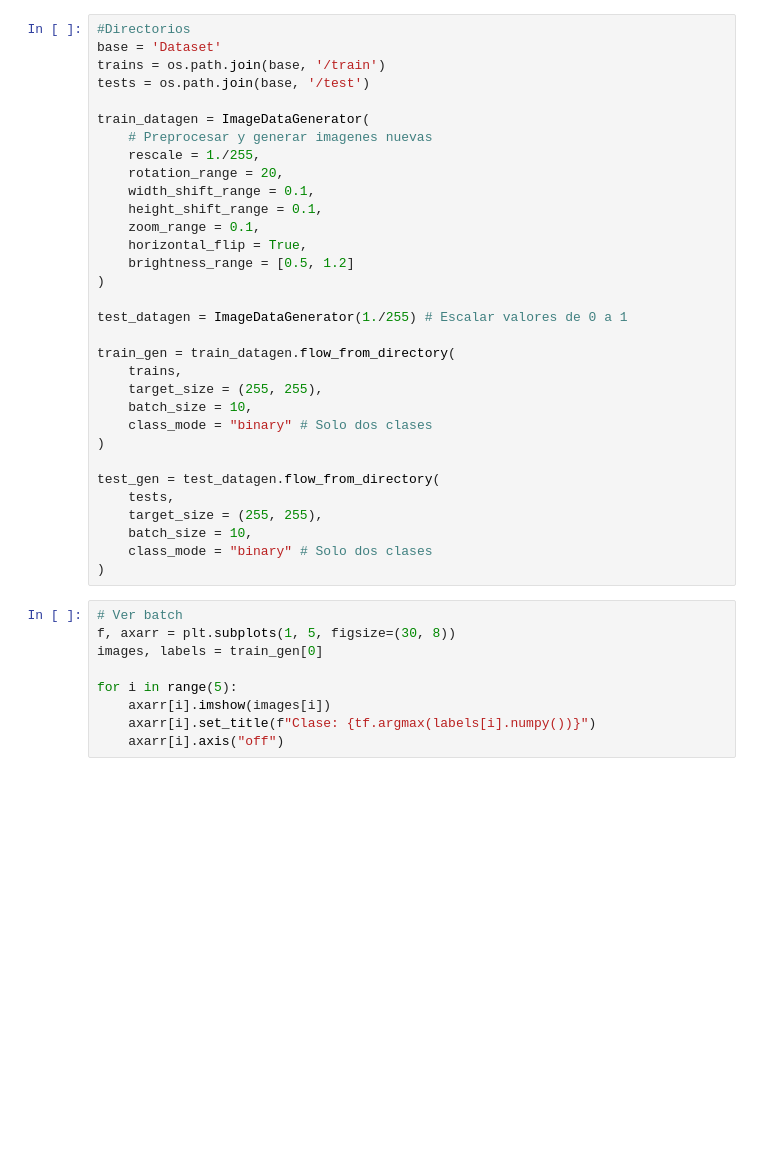
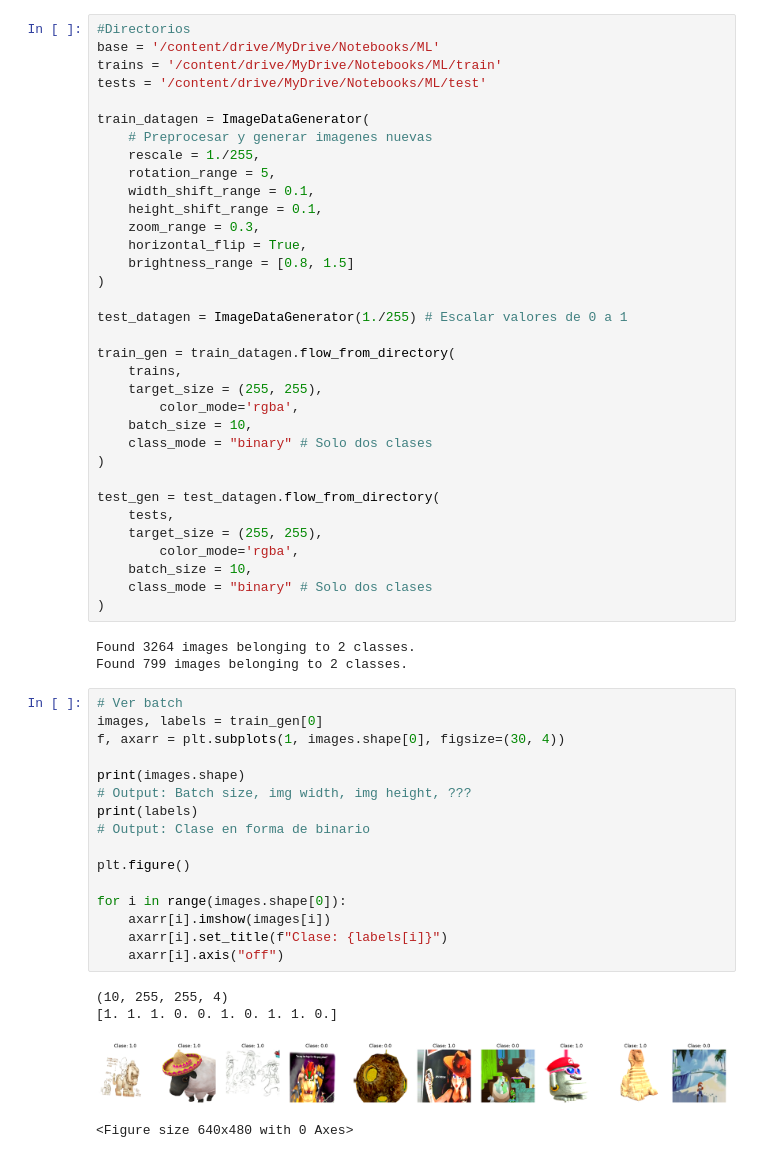
Before and after one commit to AdriftInVR/MachineLearning, a Jupyter notebook: which_mario.ipynb, the cells around one changed output. Saved outputs shown, nothing was run; the diff lists cells and outputs as text; blank space fills up the shorter version.

```diff
--- a/which_mario.ipynb
+++ b/which_mario.ipynb
@@ -9,18 +12,18 @@ ModuleNotFoundError: No module named 'tensorflow.python'
 # %%
 #Directorios
-base = 'Dataset'
-trains = os.path.join(base, '/train')
-tests = os.path.join(base, '/test')
+base = '/content/drive/MyDrive/Notebooks/ML'
+trains = '/content/drive/MyDrive/Notebooks/ML/train'
+tests = '/content/drive/MyDrive/Notebooks/ML/test'
 
 train_datagen = ImageDataGenerator(
     # Preprocesar y generar imagenes nuevas
     rescale = 1./255,
-    rotation_range = 20,
+    rotation_range = 5,
     width_shift_range = 0.1,
     height_shift_range = 0.1,
-    zoom_range = 0.1,
+    zoom_range = 0.3,
     horizontal_flip = True,
-    brightness_range = [0.5, 1.2]
+    brightness_range = [0.8, 1.5]
 )
 
 test_datagen = ImageDataGenerator(1./255) # Escalar valores de 0 a 1
@@ -28,6 +31,7 @@ test_datagen = ImageDataGenerator(1./255) # Escalar valores de 0 a 1
 train_gen = train_datagen.flow_from_directory(
     trains,
     target_size = (255, 255),
+		color_mode='rgba',
     batch_size = 10,
     class_mode = "binary" # Solo dos clases
 )
@@ -35,15 +39,31 @@ train_gen = train_datagen.flow_from_directory(
 test_gen = test_datagen.flow_from_directory(
     tests,
     target_size = (255, 255),
+		color_mode='rgba',
     batch_size = 10,
     class_mode = "binary" # Solo dos clases
 )
+# %% [output]
+Found 3264 images belonging to 2 classes.
+Found 799 images belonging to 2 classes.
 # %%
 # Ver batch
-f, axarr = plt.subplots(1, 5, figsize=(30, 8))
 images, labels = train_gen[0]
+f, axarr = plt.subplots(1, images.shape[0], figsize=(30, 4))
 
-for i in range(5):
+print(images.shape)
+# Output: Batch size, img width, img height, ???
+print(labels)
+# Output: Clase en forma de binario
+
+plt.figure()
+
+for i in range(images.shape[0]):
     axarr[i].imshow(images[i])
-    axarr[i].set_title(f"Clase: {tf.argmax(labels[i].numpy())}")
+    axarr[i].set_title(f"Clase: {labels[i]}")
     axarr[i].axis("off")
+# %% [output]
+(10, 255, 255, 4)
+[1. 1. 1. 0. 0. 1. 0. 1. 1. 0.]
+[figure, added]
+<Figure size 640x480 with 0 Axes>
```
Also changed, not shown: parts of 6 cells of this notebook.
